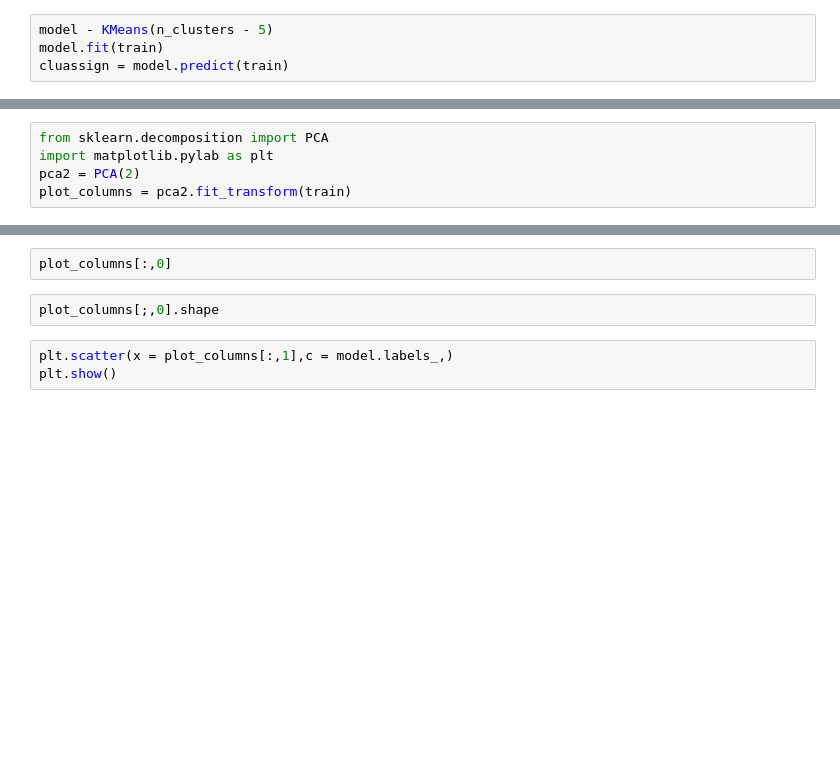
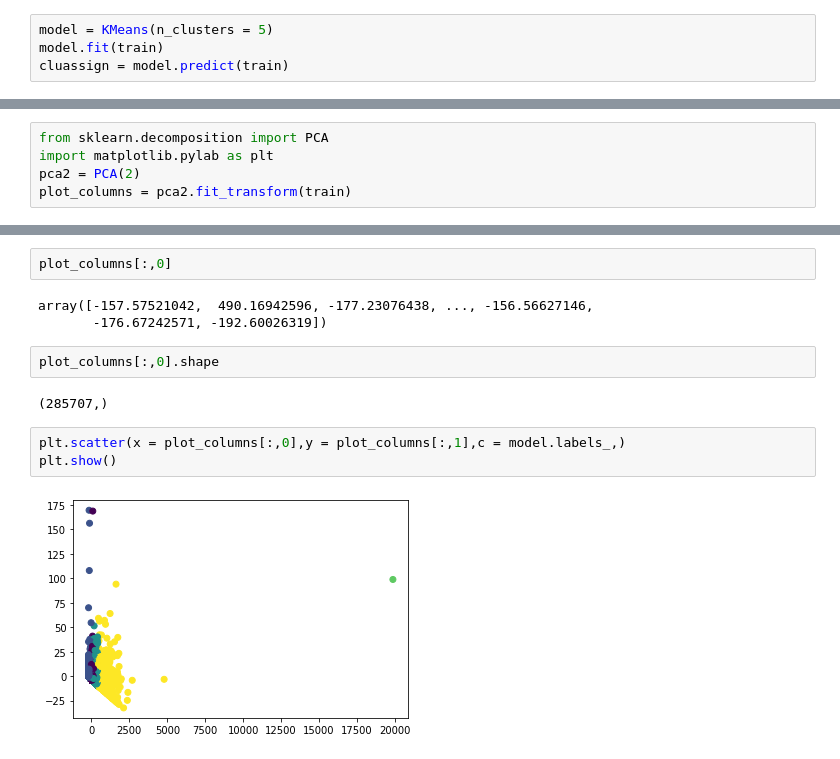
Before and after one commit to kaiwalyakoparkar/Code-Quest, a Jupyter notebook: Metrics Clustering.ipynb, the cells around one changed output, grey strips where cells are left out. Drawn from its saved outputs; the diff is of its cells as text; blank space fills up the shorter version.

```diff
--- a/Metrics Clustering.ipynb
+++ b/Metrics Clustering.ipynb
@@ -46,5 +99,5 @@ plt.show
 # %%
-model - KMeans(n_clusters - 5)
+model = KMeans(n_clusters = 5)
 model.fit(train)
 cluassign = model.predict(train)
 # %%
@@ -65,7 +158,14 @@ plot_columns
 # %%
 plot_columns[:,0]
+# %% [output]
+array([-157.57521042,  490.16942596, -177.23076438, ..., -156.56627146,
+       -176.67242571, -192.60026319])
 # %%
-plot_columns[;,0].shape
+plot_columns[:,0].shape
+# %% [output]
+(285707,)
 # %%
-plt.scatter(x = plot_columns[:,1],c = model.labels_,)
+plt.scatter(x = plot_columns[:,0],y = plot_columns[:,1],c = model.labels_,)
 plt.show()
+# %% [output]
+[figure, added]
```
Also changed, not shown: parts of 12 cells of this notebook.
